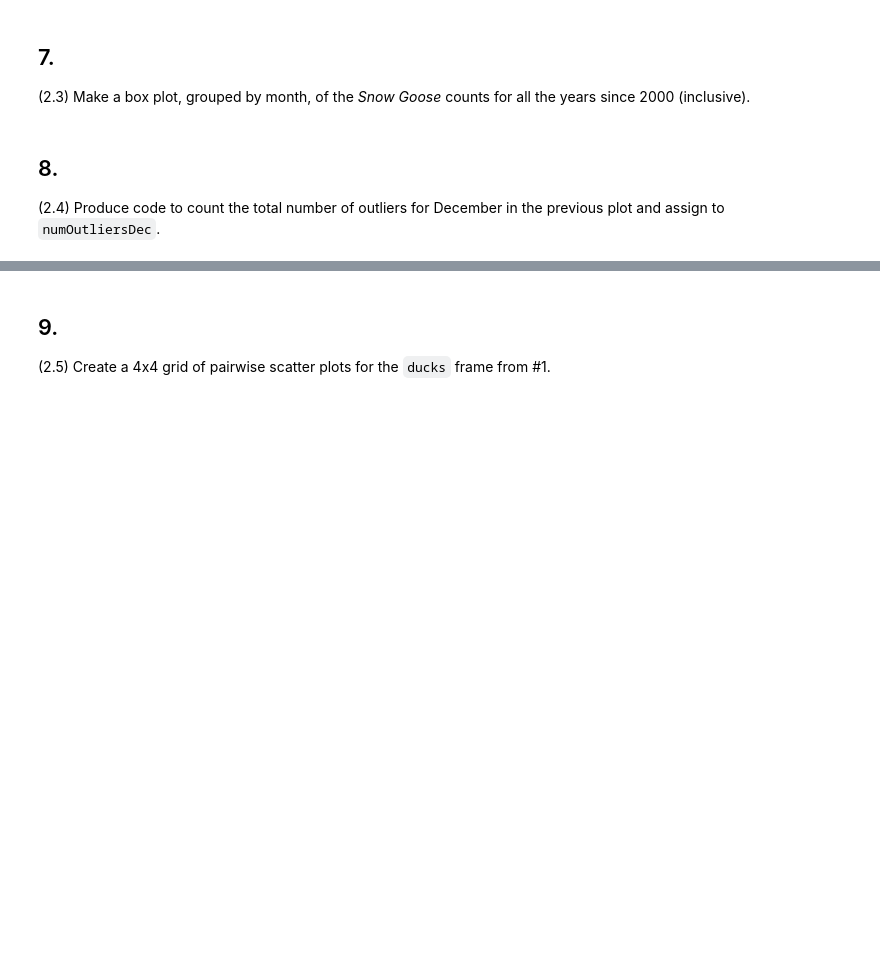
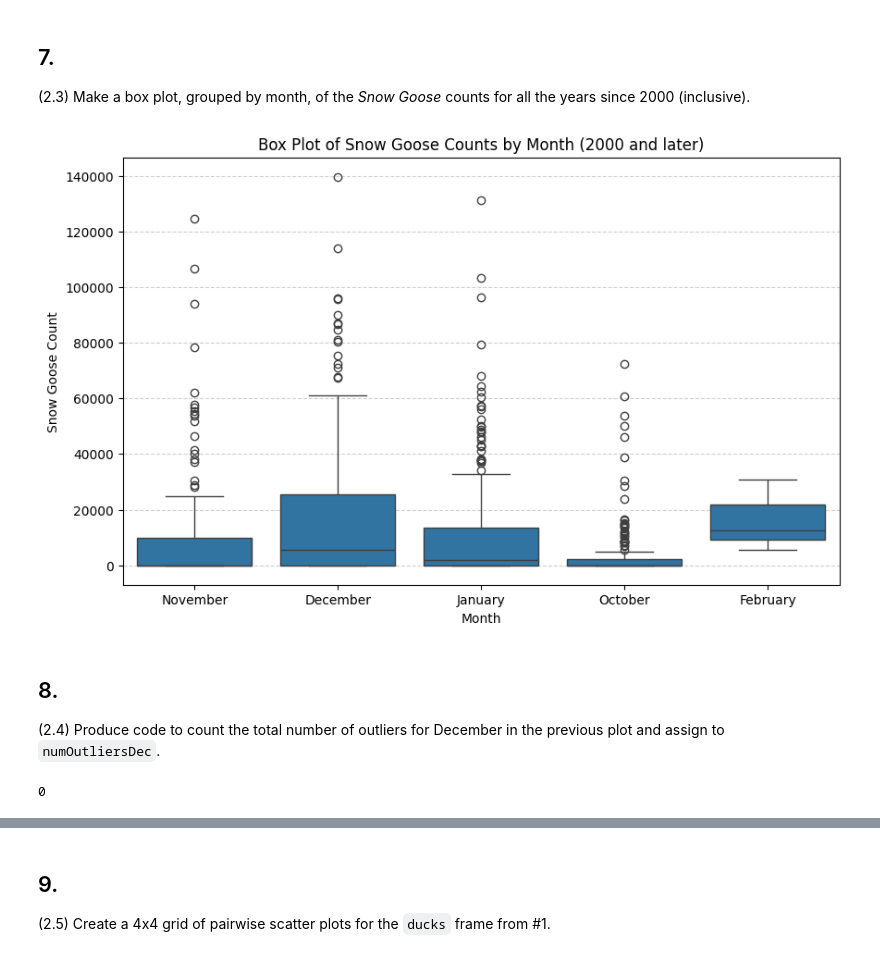
Before and after one commit to Danm2810/dataScience, a Jupyter notebook: Chapter2/birds.ipynb, the cells around one changed output, grey strips where cells are left out. Saved outputs shown, nothing was run; the diff lists cells and outputs as text; code cells hidden in the pictures; blank space fills up the shorter version.

```diff
--- a/Chapter2/birds.ipynb
+++ b/Chapter2/birds.ipynb
@@ -106,18 +206,40 @@ print("OK")
 
 (2.3) Make a box plot, grouped by month, of the *Snow Goose* counts for all the years since 2000 (inclusive).
 # %%
-# Result is a plot
-# YOUR CODE HERE
-raise NotImplementedError()
+birds_filtered = birds[birds["Year"] >= 2000]
+
+plt.figure(figsize=(10, 6))
+sns.boxplot(data=birds_filtered, x="Month", y="Snow Goose")
+
+plt.xlabel("Month")
+plt.ylabel("Snow Goose Count")
+plt.title("Box Plot of Snow Goose Counts by Month (2000 and later)")
+plt.grid(axis="y", linestyle="--", alpha=0.6)
+
+plt.show()
+# %% [output]
+[figure, added]
 # %% [markdown]
 ## 8.
 (2.4) Produce code to count the total number of outliers for December in the previous plot and assign to `numOutliersDec`.
 # %%
-numOutliersDec = None
-# YOUR CODE HERE
-raise NotImplementedError()
+birds_filtered = birds[birds["Year"] >= 2000]
+
+december_data = birds_filtered[birds_filtered["Month"] == 12]["Snow Goose"].dropna()
+
+Q1 = december_data.quantile(0.25)
+Q3 = december_data.quantile(0.75)
+
+IQR = Q3 - Q1
+
+lower_bound = Q1 - 1.5 * IQR
+upper_bound = Q3 + 1.5 * IQR
+
+numOutliersDec = ((december_data < lower_bound) | (december_data > upper_bound)).sum()
 
 print(numOutliersDec)
+# %% [output]
+0
 # %%
 # TESTS
 assert numOutliersDec > 10, "There should be more than 10 outliers in December"
```
Also changed, not shown: parts of 18 cells of this notebook, 2 other files.
